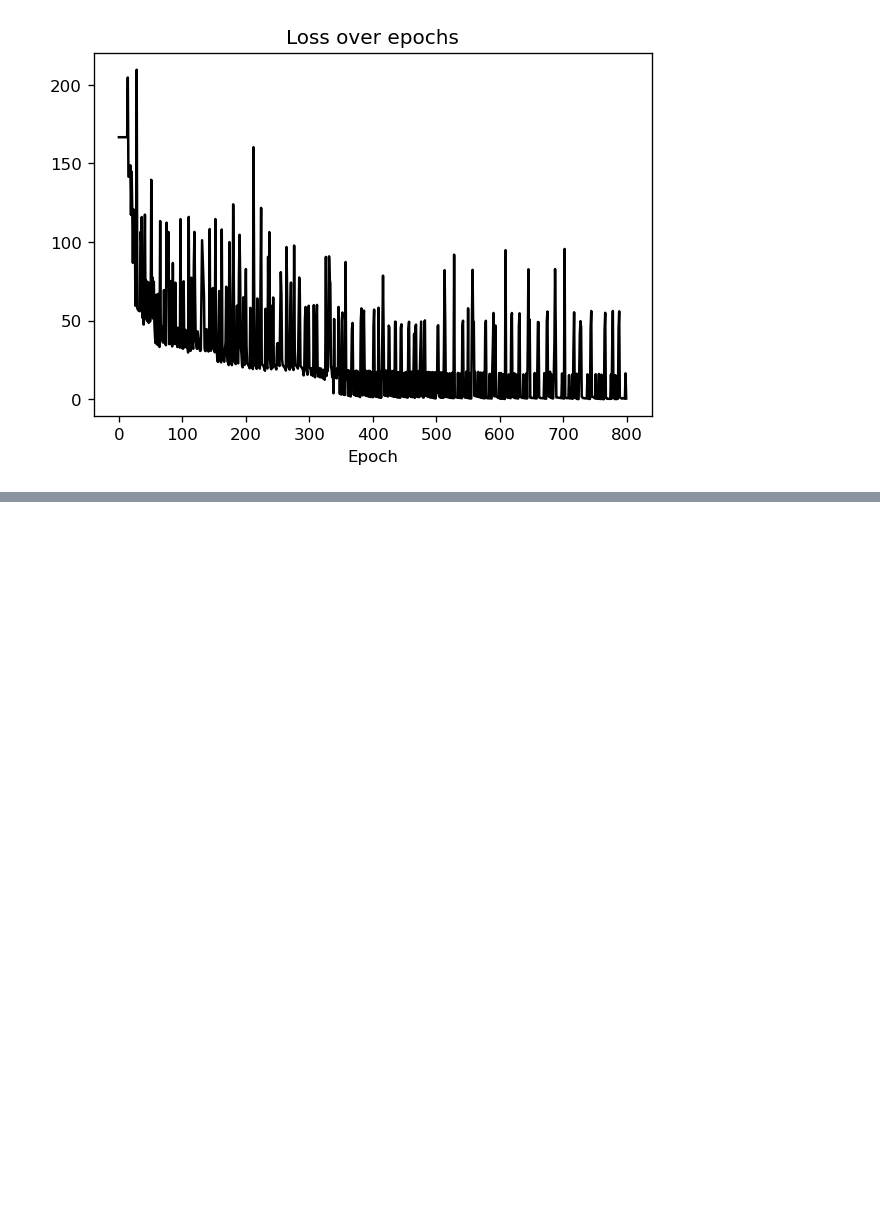
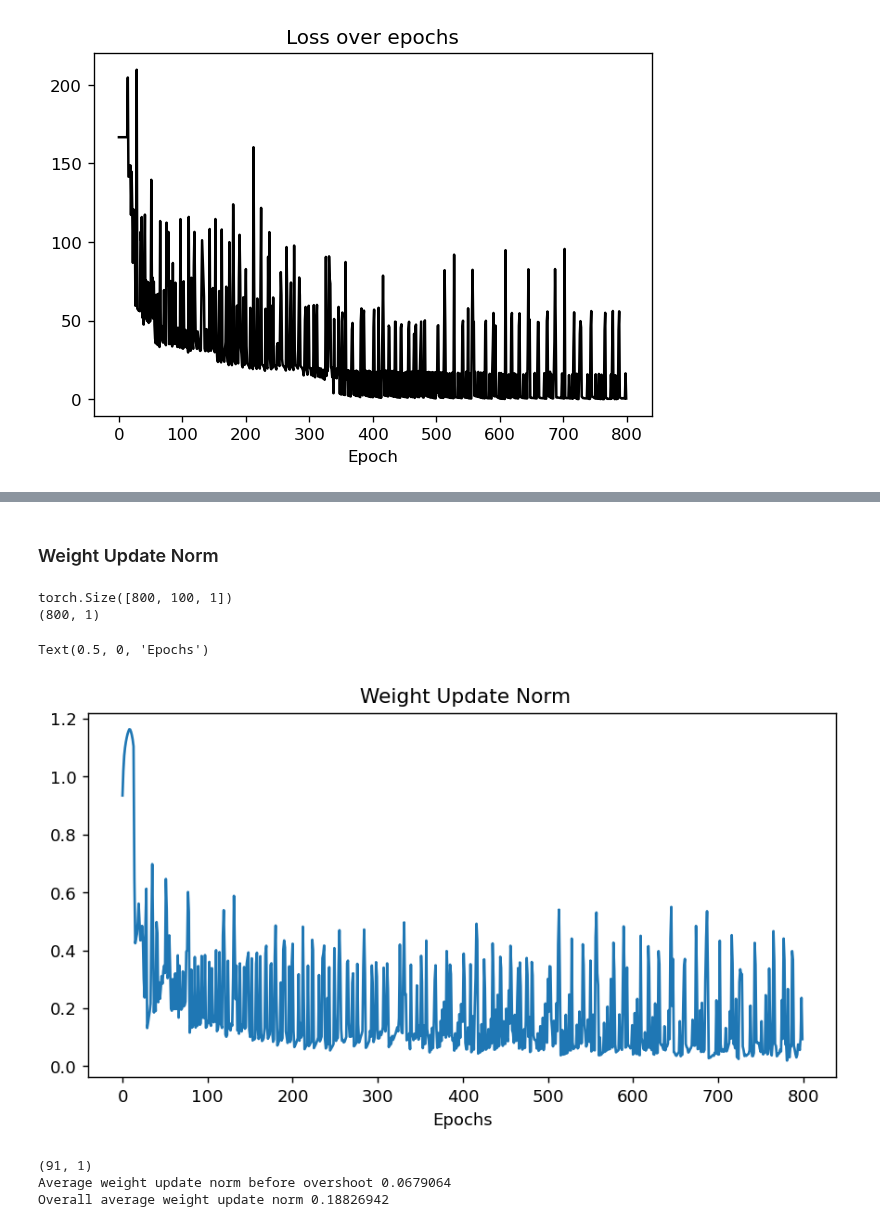
Before and after one commit to divyanshgupt/Unreliable-Transmission, a Jupyter notebook: SuperSpike/fixing loss overshoot.ipynb, the cells around one changed output, grey strips where cells are left out. Cells and saved outputs as stored; diff of their text form; code cells hidden in the pictures; blank space fills up the shorter version.

Commit message:
exploring underlying parameters to debug loss overshoot

```diff
--- a/SuperSpike/fixing loss overshoot.ipynb
+++ b/SuperSpike/fixing loss overshoot.ipynb
@@ -37,0 +98,29 @@ NameError: name 'nb_epochs' is not defined
+# %% [markdown]
+### Weight Update Norm
+# %%
+print(weight_change_rec.shape)
+#norm = np.zero()
+norm = np.linalg.norm(weight_change_rec, axis=1)
+print(norm.shape)
+plt.figure(dpi = 130, figsize=(8,4))
+plt.plot(norm)
+plt.title(" Weight Update Norm")
+plt.xlabel("Epochs")
+# %% [output]
+torch.Size([800, 100, 1])
+(800, 1)
+Text(0.5, 0, 'Epochs')
+[figure, added]
+# %%
+# Avg norm at overshoot indices:
+print(norm[overshoot_indices].shape)
+overshoot_norm = np.mean(norm[overshoot_indices])
+print("Average weight update norm before overshoot", overshoot_norm)
+
+# Avg norm of weight updates overall
+avg_norm = np.mean(norm)
+print("Overall average weight update norm", avg_norm)
+# %% [output]
+(91, 1)
+Average weight update norm before overshoot 0.0679064
+Overall average weight update norm 0.18826942
```
Also changed, not shown: parts of 15 cells of this notebook.
